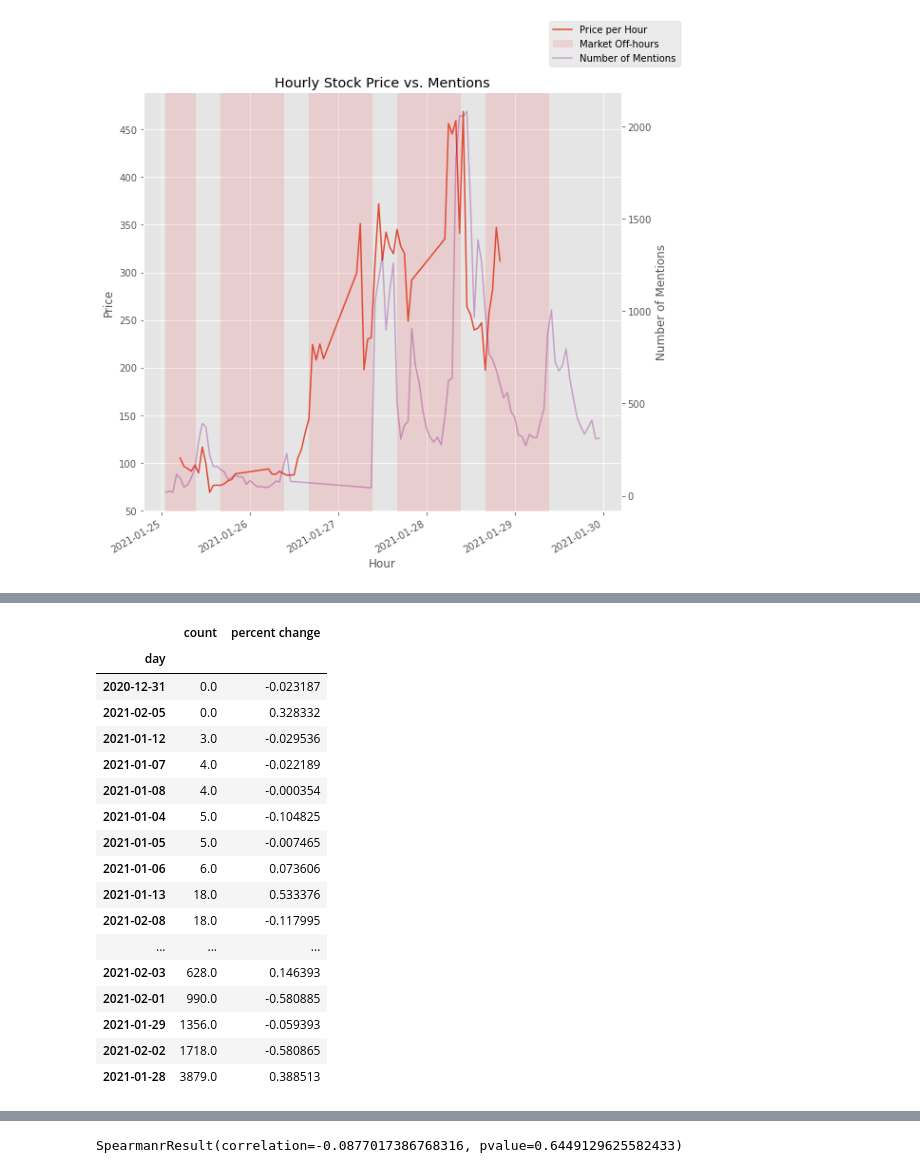
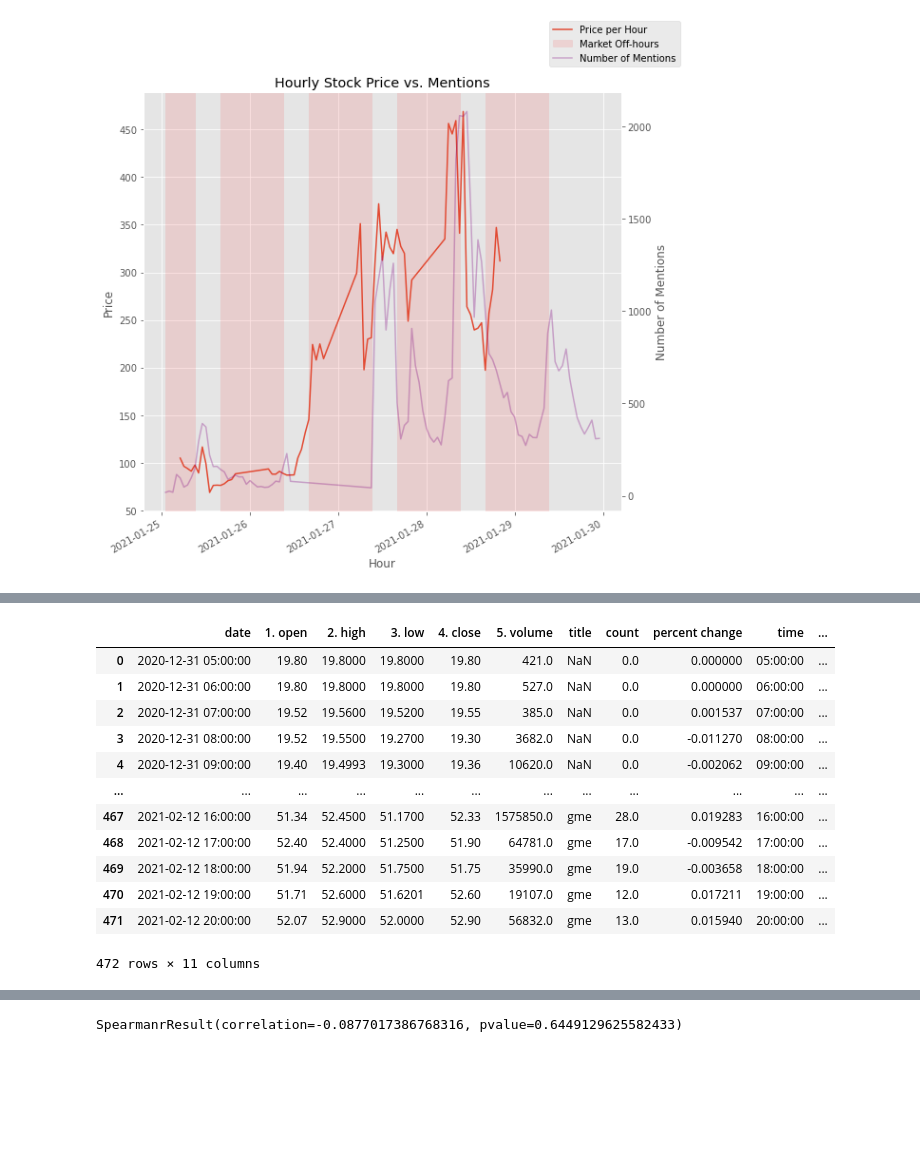
Before and after one commit to daniellkennett/WallstreetbetsAnalysis, a Jupyter notebook: WSB EDA.ipynb, the cells around one changed output, grey strips where cells are left out. Cells and saved outputs as stored; diff of their text form; code cells hidden in the pictures; blank space fills up the shorter version.

```diff
--- a/WSB EDA.ipynb
+++ b/WSB EDA.ipynb
@@ -331,48 +452,44 @@ gme_hour
 ### H0: The number of mentions of a stock on WSB in the first 1-1/2 hours of trading DOES NOT influence the stock growth ###
 ### H1: The number of mentions of a stock on WSB in the first 1-1/2 hours of trading DOES influence the stock growth ###
 ### Stock growth == open-close/open   of a trading day. ###
 gme_hour_full = wsb_full.groupby(['title','date_hour']).count().reset_index()
 gme_hour_full = gme_hour_full[(gme_hour_full['title'] == 'gme') & (gme_hour_full['date_hour'] > '2020-12-31 01:00:00')&
                     (gme_hour_full['date_hour'] <= '2021-02-16 23:00:00')]
 gme_hour_full = gme_hour_full.drop(['Unnamed: 0','author', 'scores',
                                      'comments', 'timestamp'], axis =1)
 gme_hour_full = gme_hour_full.rename(columns = {'title':'title','date_hour' : 'date', 'date': 'count'})
 
 
 left = gme_hourly_full.set_index('date')
 right = gme_hour_full.set_index('date')
 gmefull=left.join(right).reset_index()
 gmefull['count'] = gmefull['count'].fillna(0)
 gmefull['percent change'] = (gmefull['4. close'] - gmefull['1. open'])/gmefull['1. open']
 gmefull['time'] = gmefull['date'].apply(lambda x: datetime.time(x)).astype(str)
 gmefull['day'] = gmefull['date'].apply(lambda x: datetime.date(x)).astype(str)
 
 first_hours = gmefull[(gmefull['time'] == '08:00:00') | ((gmefull['time'] == '09:00:00'))]
 
 first_hours = first_hours.groupby('day').sum()
 first_hours = first_hours[['count']]
 
 
 growth = gmefull.groupby('day').sum()[['percent change']]
 
 growth_vs_hr = first_hours.join(growth)
 sorted_corr = growth_vs_hr.sort_values('count')
+gmefull
 # %% [output]
-|  | count | percent change |
-| day |  |  |
-| 2020-12-31 | 0.0 | -0.023187 |
-| 2021-02-05 | 0.0 | 0.328332 |
-| 2021-01-12 | 3.0 | -0.029536 |
-| 2021-01-07 | 4.0 | -0.022189 |
-| 2021-01-08 | 4.0 | -0.000354 |
-| 2021-01-04 | 5.0 | -0.104825 |
-| 2021-01-05 | 5.0 | -0.007465 |
-| 2021-01-06 | 6.0 | 0.073606 |
-| 2021-01-13 | 18.0 | 0.533376 |
-| 2021-02-08 | 18.0 | -0.117995 |
-| ... | ... | ... |
-| 2021-02-03 | 628.0 | 0.146393 |
-| 2021-02-01 | 990.0 | -0.580885 |
-| 2021-01-29 | 1356.0 | -0.059393 |
-| 2021-02-02 | 1718.0 | -0.580865 |
-| 2021-01-28 | 3879.0 | 0.388513 |
+|  | date | 1. open | 2. high | 3. low | 4. close | 5. volume | title | count | percent change | time | ... |
+| 0 | 2020-12-31 05:00:00 | 19.80 | 19.8000 | 19.8000 | 19.80 | 421.0 | NaN | 0.0 | 0.000000 | 05:00:00 | ... |
+| 1 | 2020-12-31 06:00:00 | 19.80 | 19.8000 | 19.8000 | 19.80 | 527.0 | NaN | 0.0 | 0.000000 | 06:00:00 | ... |
+| 2 | 2020-12-31 07:00:00 | 19.52 | 19.5600 | 19.5200 | 19.55 | 385.0 | NaN | 0.0 | 0.001537 | 07:00:00 | ... |
+| 3 | 2020-12-31 08:00:00 | 19.52 | 19.5500 | 19.2700 | 19.30 | 3682.0 | NaN | 0.0 | -0.011270 | 08:00:00 | ... |
+| 4 | 2020-12-31 09:00:00 | 19.40 | 19.4993 | 19.3000 | 19.36 | 10620.0 | NaN | 0.0 | -0.002062 | 09:00:00 | ... |
+| ... | ... | ... | ... | ... | ... | ... | ... | ... | ... | ... | ... |
+| 467 | 2021-02-12 16:00:00 | 51.34 | 52.4500 | 51.1700 | 52.33 | 1575850.0 | gme | 28.0 | 0.019283 | 16:00:00 | ... |
+| 468 | 2021-02-12 17:00:00 | 52.40 | 52.4000 | 51.2500 | 51.90 | 64781.0 | gme | 17.0 | -0.009542 | 17:00:00 | ... |
+| 469 | 2021-02-12 18:00:00 | 51.94 | 52.2000 | 51.7500 | 51.75 | 35990.0 | gme | 19.0 | -0.003658 | 18:00:00 | ... |
+| 470 | 2021-02-12 19:00:00 | 51.71 | 52.6000 | 51.6201 | 52.60 | 19107.0 | gme | 12.0 | 0.017211 | 19:00:00 | ... |
+| 471 | 2021-02-12 20:00:00 | 52.07 | 52.9000 | 52.0000 | 52.90 | 56832.0 | gme | 13.0 | 0.015940 | 20:00:00 | ... |
+472 rows × 11 columns
```
Also changed, not shown: parts of 11 cells of this notebook, 7 other files.
